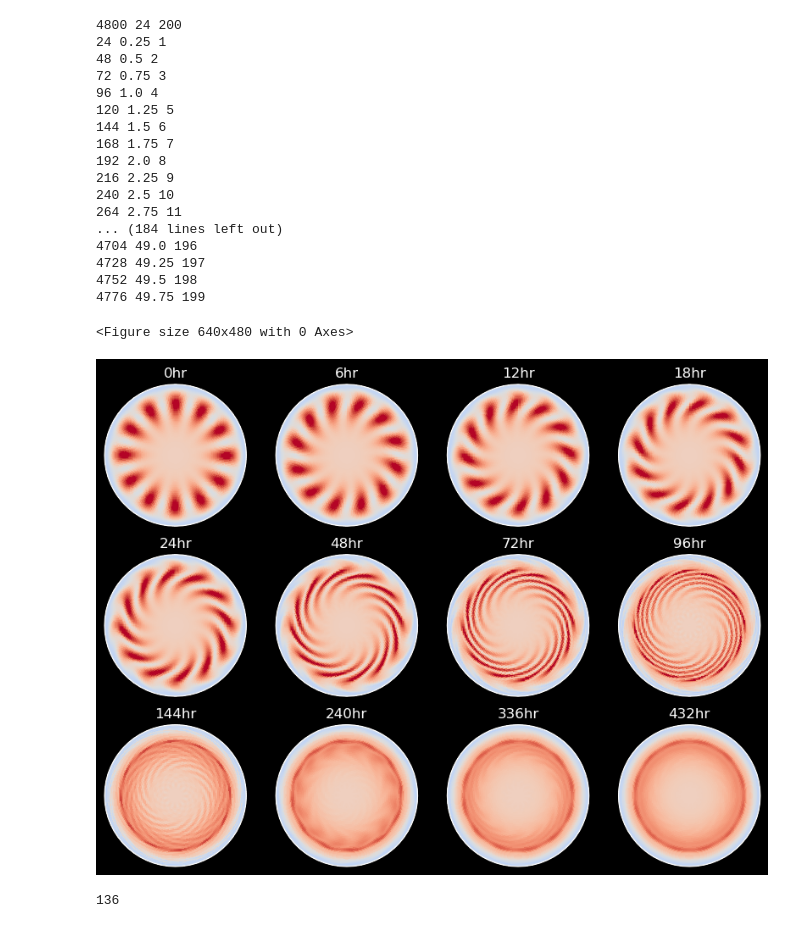
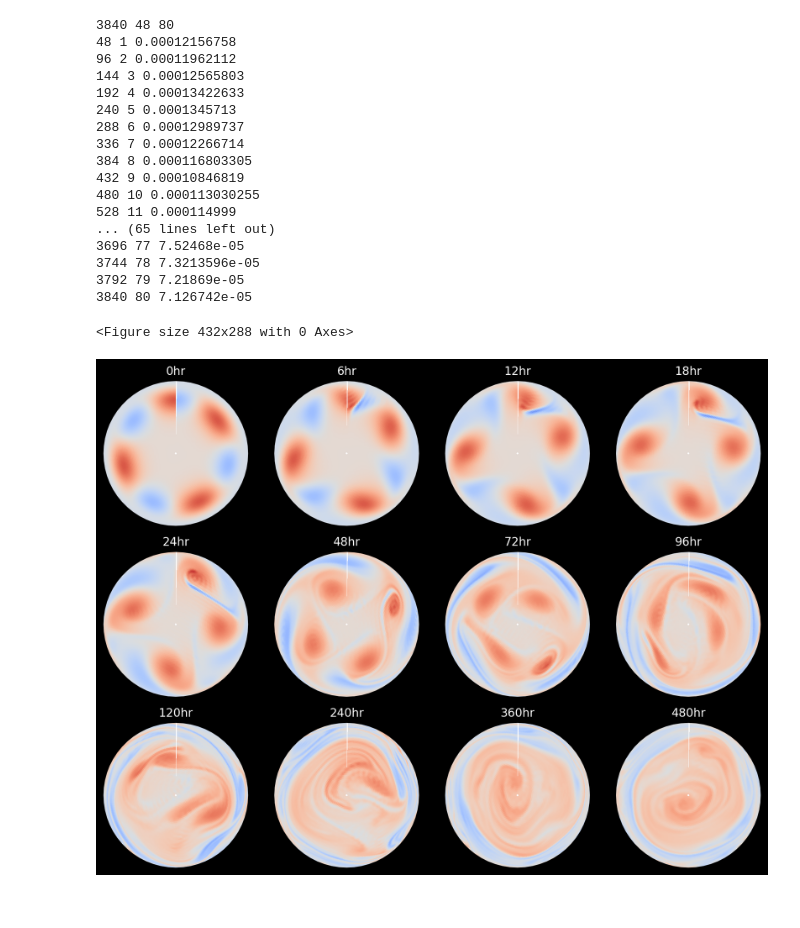
Before and after one commit to rfajber/BaroSphere, a Jupyter notebook: wave_instability.ipynb, the cells around one changed output. Saved outputs shown, nothing was run; the diff lists cells and outputs as text; code cells hidden in the pictures.

```diff
--- a/wave_instability.ipynb
+++ b/wave_instability.ipynb
@@ -5,10 +5,13 @@ import numpy as np
 import cartopy.crs as ccrs
 import cartopy
 
+
 plt.style.use('dark_background')
 B=BaroSphere(
-    ntrunc=85,
-    dt=1800,
+    ntrunc=106,
+    dt=450,
     damping_order=4,
-    efold=12*3600
+    efold=6*3600,
+    nlat=160
 )
+print(B.nlat,B.nlon,B.ntrunc)
@@ -15,6 +25,6 @@ B=BaroSphere(
 # %%
 #total number of steps to take
-Nsteps = int(50*24*3600/B.dt)
+Nsteps = int(20*24*3600/B.dt)
 #how often to take snapshots
 dN_snap = int(6*3600/B.dt)
 #total number of snapshots
@@ -23,7 +33,7 @@ Nsnaps = int(Nsteps/dN_snap)
 print(Nsteps,dN_snap,Nsnaps)
 
 #first time step
-vrt0 = B.vrtg_unstable_jet(m=12,A=8e-5)
+vrt0 = B.vrtg_unstable_jet(m=3.5,A=2.5e-4)# + 1e-6*np.random.randn(B.nlat,B.nlon)
 vrt1 = vrt0 + B.dt * B.vrt_time_tendency(vrt0)
 
 #add these into B
@@ -36,48 +46,58 @@ vrt[0] = vrt0
 ksnap = 1
 
 #main time loop
-for i in range(1,Nsteps):
+for i in range(1,Nsteps+1):
     B.RA_leapfrog()
     if i%dN_snap == 0:
-        print(i,i*B.dt/3600/24,ksnap)
+        print(i,ksnap,np.max(B.vrtg))
         vrt[ksnap] = np.copy(B.vrtg)
         ksnap += 1
 # %% [output]
-4800 24 200
-24 0.25 1
-48 0.5 2
-72 0.75 3
-96 1.0 4
-120 1.25 5
-144 1.5 6
-168 1.75 7
-192 2.0 8
-216 2.25 9
-240 2.5 10
-264 2.75 11
-... (184 lines left out)
-4704 49.0 196
-4728 49.25 197
-4752 49.5 198
-4776 49.75 199
+3840 48 80
+48 1 0.00012156758
+96 2 0.00011962112
+144 3 0.00012565803
+192 4 0.00013422633
+240 5 0.0001345713
+288 6 0.00012989737
+336 7 0.00012266714
+384 8 0.000116803305
+432 9 0.00010846819
+480 10 0.000113030255
+528 11 0.000114999
+... (65 lines left out)
+3696 77 7.52468e-05
+3744 78 7.3213596e-05
+3792 79 7.21869e-05
+3840 80 7.126742e-05
 # %%
 plt.clf()
-plt.figure(0,figsize=(10,10),dpi=100)
+plt.figure(0,figsize=(10,10),dpi=200)
 lim=5e-5
-il=np.hstack([np.arange(0,4),np.arange(4,17,4),np.arange(24,24+16*8,16)])
+il=np.hstack([np.arange(0,4),np.arange(4,17,4),np.arange(20,81,20)])
 crs = cartopy.crs.RotatedPole(pole_longitude=0, pole_latitude=0)
+nx=2; ny=2
+dC=0.02e-4
+levs=np.hstack([np.arange(-2e-4,-dC,dC),np.arange(dC,2e-4,dC)])
 for i in range(0,12):
     ax=plt.subplot(4,4,i+1,projection=cartopy.crs.Orthographic(0,
     -0))
+
     ax.pcolormesh(B.lons1,B.lats1,vrt[il[i]],
-    vmin=-0.5e-4,vmax=0.5e-4,cmap=plt.cm.coolwarm,
+    vmin=-1.5e-4,vmax=1.5e-4,cmap=plt.cm.coolwarm,
+#    levels=levs,
     transform=crs)
     plt.title(str(il[i]*6)+'hr')
+
+    # u,v=B.x.getuv(B.x.grdtospec(vrt[il[i]],B.ntrunc),0*B.indxn)
+
+    # ax.quiver(B.lons[::ny,::nx],B.lats[::ny,::nx],u[::ny,::nx],v[::ny,::nx],
+    # color='k',
+    # #vmin=-0.5e-4,vmax=0.5e-4,cmap=plt.cm.coolwarm,
+    # transform=crs)
+
 plt.tight_layout()
+#plt.savefig('wave24.png')
 # %% [output]
-<Figure size 640x480 with 0 Axes>
+<Figure size 432x288 with 0 Axes>
-[figure, old version]
+[figure, new version]
-# %%
-il[-1]
-# %% [output]
-136
```
Also changed, not shown: parts of 3 cells of this notebook, 3 other files.
